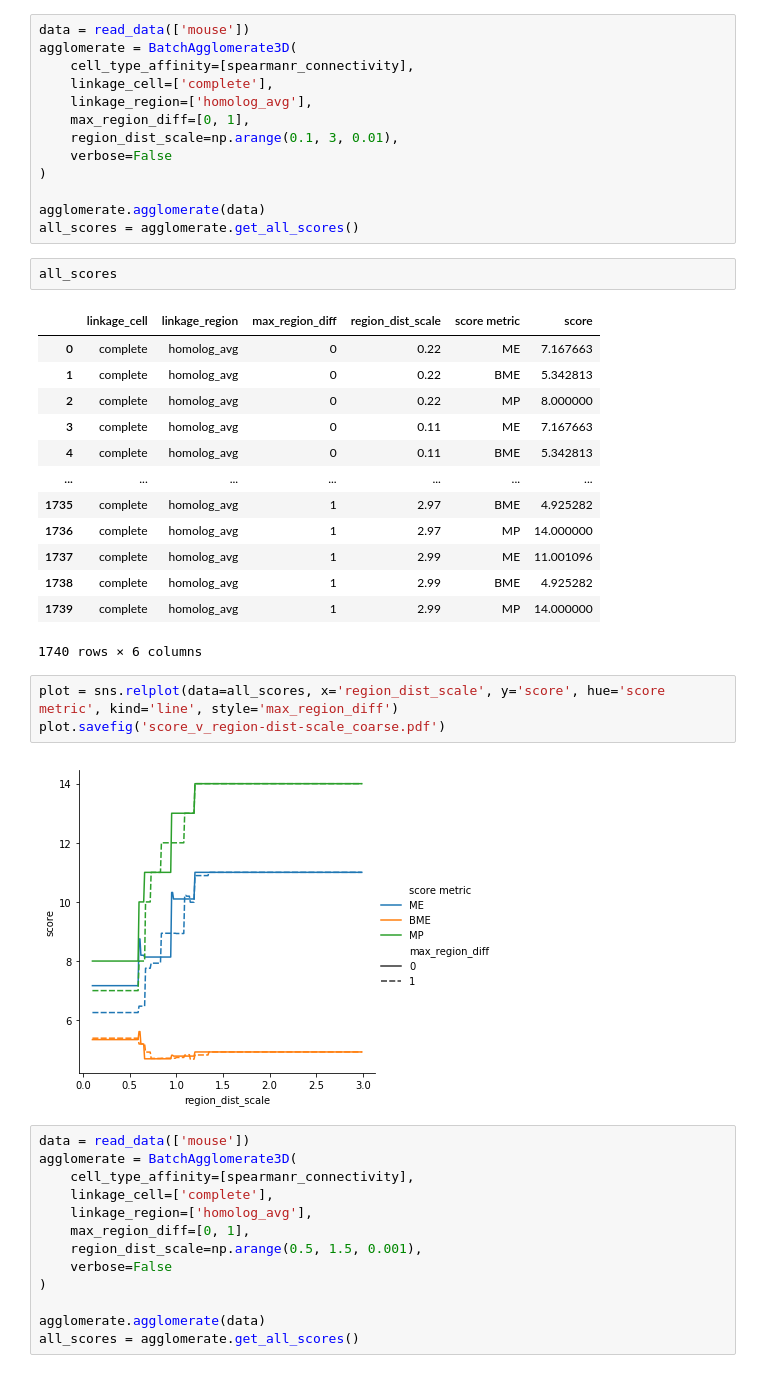
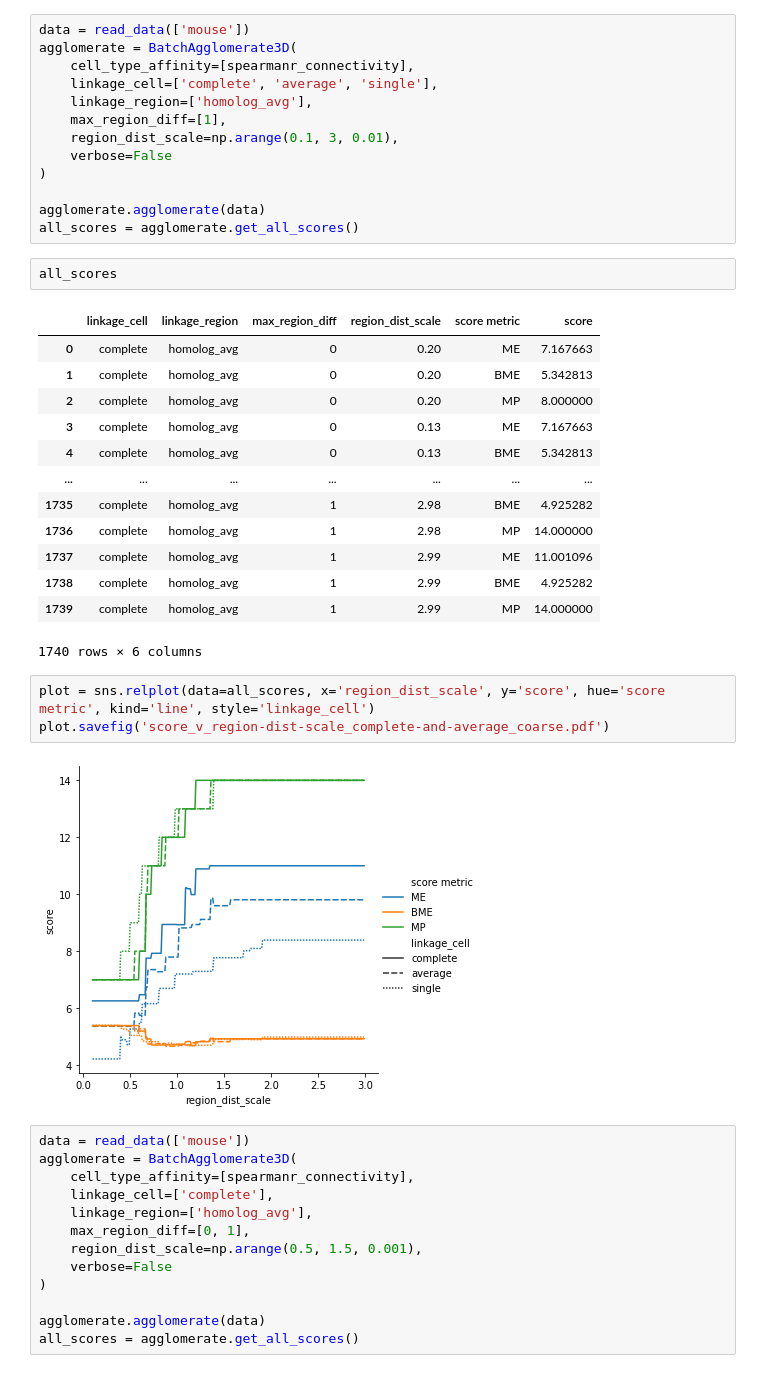
Before and after one commit to nbingo/3dtrees, a Jupyter notebook: plot_scale_v_scores.ipynb, the cells around one changed output. Drawn from its saved outputs; the diff is of its cells as text.

```diff
--- a/plot_scale_v_scores.ipynb
+++ b/plot_scale_v_scores.ipynb
@@ -10,9 +10,9 @@ pd.options.display.width = 0
 data = read_data(['mouse'])
 agglomerate = BatchAgglomerate3D(
     cell_type_affinity=[spearmanr_connectivity],
-    linkage_cell=['complete'],
+    linkage_cell=['complete', 'average', 'single'],
     linkage_region=['homolog_avg'],
-    max_region_diff=[0, 1],
+    max_region_diff=[1],
     region_dist_scale=np.arange(0.1, 3, 0.01),
     verbose=False
 )
@@ -23,23 +23,23 @@ all_scores = agglomerate.get_all_scores()
 all_scores
 # %% [output]
 |  | linkage_cell | linkage_region | max_region_diff | region_dist_scale | score metric | score |
-| 0 | complete | homolog_avg | 0 | 0.22 | ME | 7.167663 |
-| 1 | complete | homolog_avg | 0 | 0.22 | BME | 5.342813 |
-| 2 | complete | homolog_avg | 0 | 0.22 | MP | 8.000000 |
-| 3 | complete | homolog_avg | 0 | 0.11 | ME | 7.167663 |
-| 4 | complete | homolog_avg | 0 | 0.11 | BME | 5.342813 |
+| 0 | complete | homolog_avg | 0 | 0.20 | ME | 7.167663 |
+| 1 | complete | homolog_avg | 0 | 0.20 | BME | 5.342813 |
+| 2 | complete | homolog_avg | 0 | 0.20 | MP | 8.000000 |
+| 3 | complete | homolog_avg | 0 | 0.13 | ME | 7.167663 |
+| 4 | complete | homolog_avg | 0 | 0.13 | BME | 5.342813 |
 | ... | ... | ... | ... | ... | ... | ... |
-| 1735 | complete | homolog_avg | 1 | 2.97 | BME | 4.925282 |
-| 1736 | complete | homolog_avg | 1 | 2.97 | MP | 14.000000 |
+| 1735 | complete | homolog_avg | 1 | 2.98 | BME | 4.925282 |
+| 1736 | complete | homolog_avg | 1 | 2.98 | MP | 14.000000 |
 | 1737 | complete | homolog_avg | 1 | 2.99 | ME | 11.001096 |
 | 1738 | complete | homolog_avg | 1 | 2.99 | BME | 4.925282 |
 | 1739 | complete | homolog_avg | 1 | 2.99 | MP | 14.000000 |
 1740 rows × 6 columns
 # %%
-plot = sns.relplot(data=all_scores, x='region_dist_scale', y='score', hue='score metric', kind='line', style='max_region_diff')
-plot.savefig('score_v_region-dist-scale_coarse.pdf')
+plot = sns.relplot(data=all_scores, x='region_dist_scale', y='score', hue='score metric', kind='line', style='linkage_cell')
+plot.savefig('score_v_region-dist-scale_complete-and-average_coarse.pdf')
 # %% [output]
-[figure, old version]
+[figure, new version]
 # %%
 data = read_data(['mouse'])
 agglomerate = BatchAgglomerate3D(
```
Also changed, not shown: parts of 1 cell of this notebook, 2 other files.
